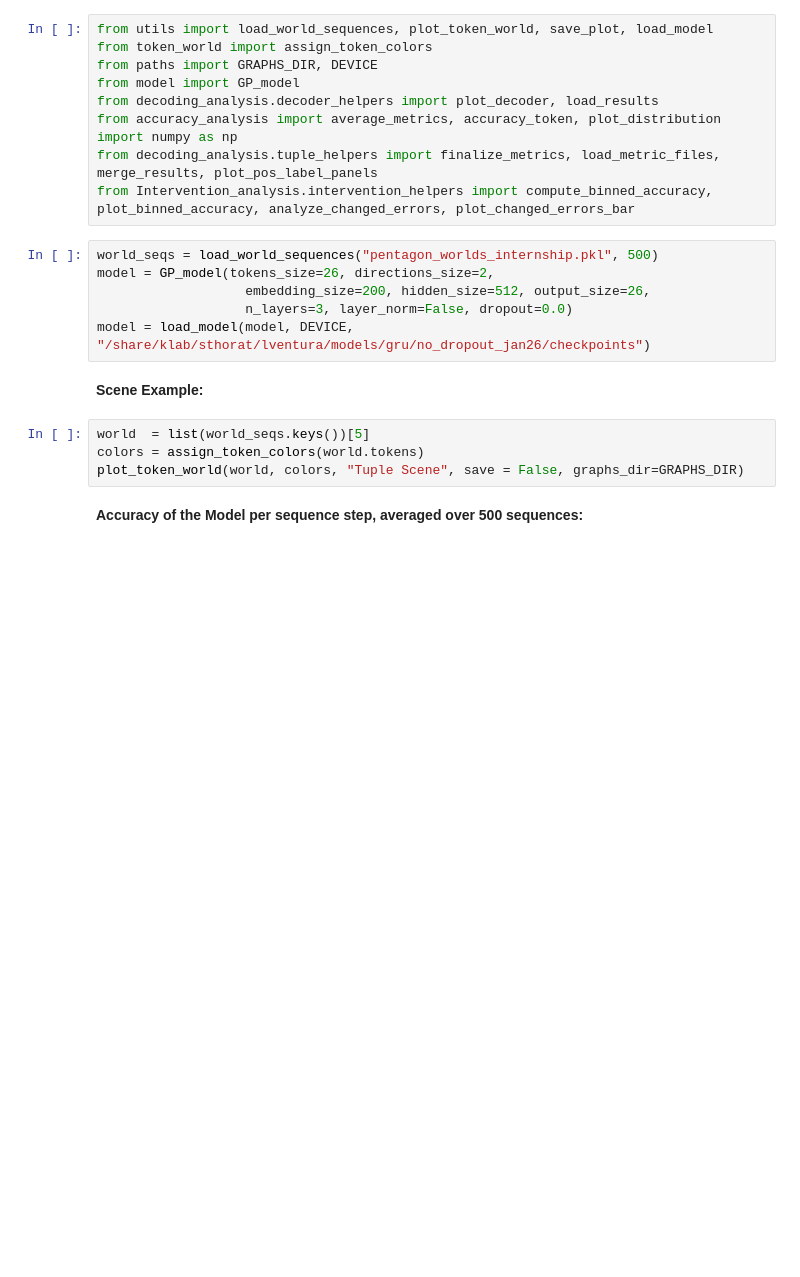
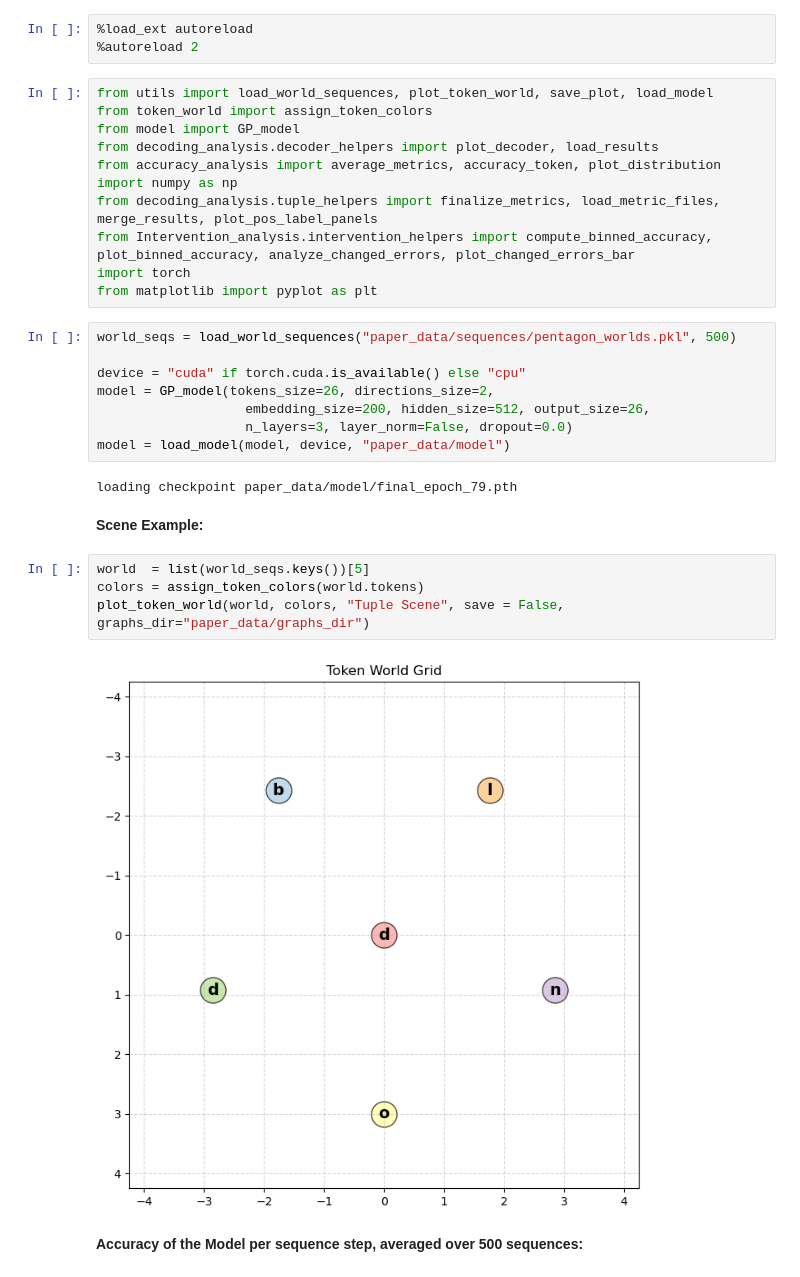
Before and after one commit to KietzmannLab/simple_gpn_interpretability, a Jupyter notebook: paper_plots.ipynb, the cells around one changed output. Cells and saved outputs as stored; diff of their text form; blank space fills up the shorter version.

```diff
--- a/paper_plots.ipynb
+++ b/paper_plots.ipynb
@@ -1,25 +1,35 @@
+# %%
+%load_ext autoreload
+%autoreload 2
 # %%
 from utils import load_world_sequences, plot_token_world, save_plot, load_model
 from token_world import assign_token_colors
-from paths import GRAPHS_DIR, DEVICE
 from model import GP_model
 from decoding_analysis.decoder_helpers import plot_decoder, load_results
 from accuracy_analysis import average_metrics, accuracy_token, plot_distribution
 import numpy as np
 from decoding_analysis.tuple_helpers import finalize_metrics, load_metric_files, merge_results, plot_pos_label_panels
 from Intervention_analysis.intervention_helpers import compute_binned_accuracy, plot_binned_accuracy, analyze_changed_errors, plot_changed_errors_bar
+import torch
+from matplotlib import pyplot as plt
 # %%
-world_seqs = load_world_sequences("pentagon_worlds_internship.pkl", 500)
+world_seqs = load_world_sequences("paper_data/sequences/pentagon_worlds.pkl", 500)
+
+device = "cuda" if torch.cuda.is_available() else "cpu"
 model = GP_model(tokens_size=26, directions_size=2,
                    embedding_size=200, hidden_size=512, output_size=26,
                    n_layers=3, layer_norm=False, dropout=0.0)
-model = load_model(model, DEVICE, "/share/klab/sthorat/lventura/models/gru/no_dropout_jan26/checkpoints")
+model = load_model(model, device, "paper_data/model")
+# %% [output]
+loading checkpoint paper_data/model/final_epoch_79.pth
 # %% [markdown]
 **Scene Example:**
 # %%
 world  = list(world_seqs.keys())[5]
 colors = assign_token_colors(world.tokens)
-plot_token_world(world, colors, "Tuple Scene", save = False, graphs_dir=GRAPHS_DIR)
+plot_token_world(world, colors, "Tuple Scene", save = False, graphs_dir="paper_data/graphs_dir")
+# %% [output]
+[figure, added]
 # %% [markdown]
 **Accuracy of the Model per sequence step, averaged over 500 sequences:**
 # %%
```
Also changed, not shown: parts of 10 cells of this notebook, 23 other files.
